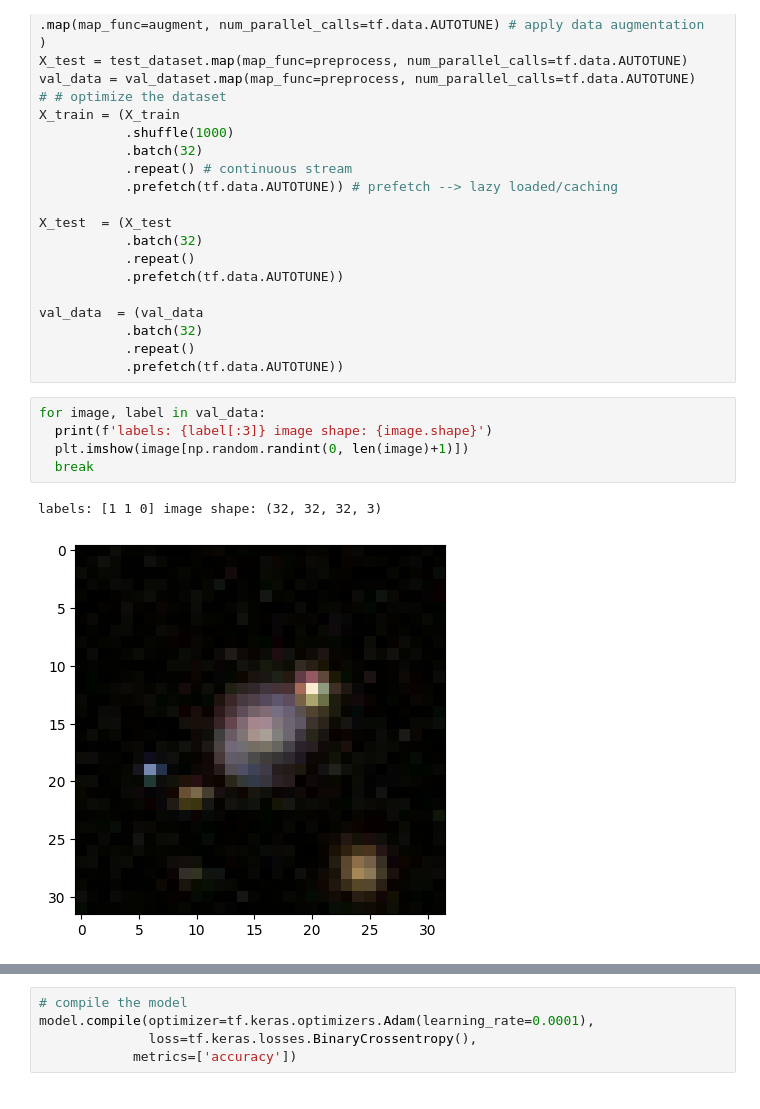
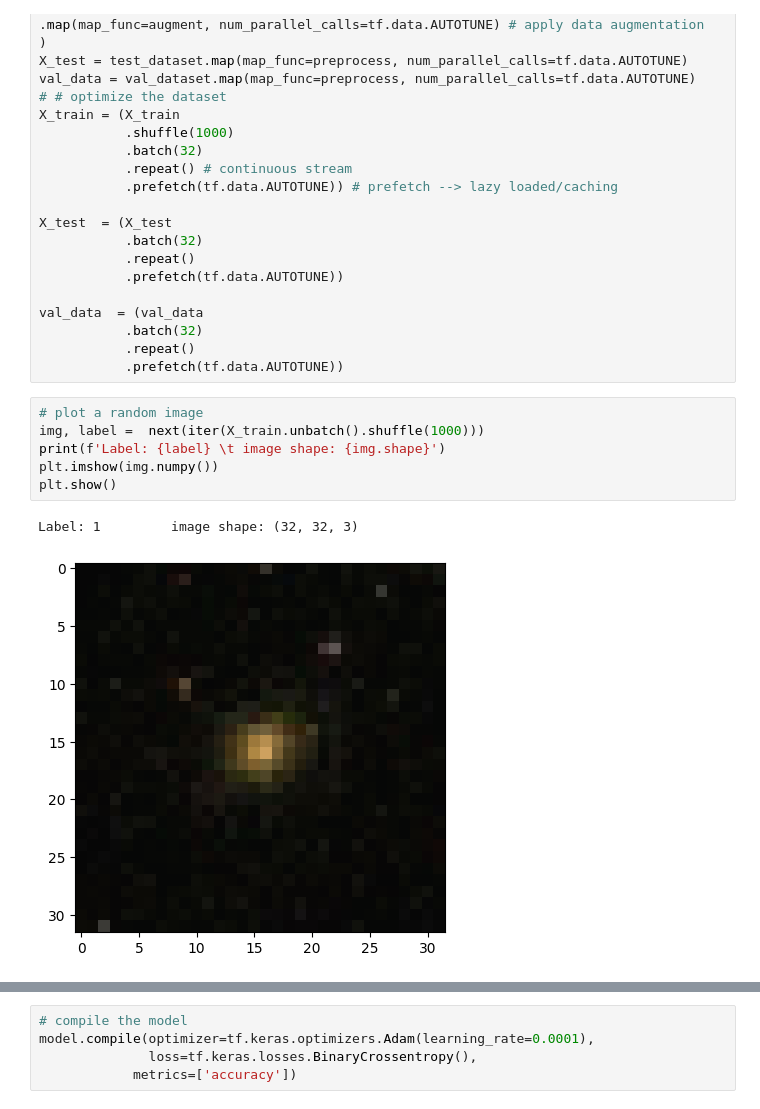
Before and after one commit to nawroz-m/ML_learning, a Jupyter notebook: GalaxyClassificationCNN.ipynb, the cells around one changed output, grey strips where cells are left out. Drawn from its saved outputs; the diff is of its cells as text.

```diff
--- a/GalaxyClassificationCNN.ipynb
+++ b/GalaxyClassificationCNN.ipynb
@@ -373,14 +369,15 @@ val_data  = (val_data
            .batch(32)
            .repeat()
            .prefetch(tf.data.AUTOTUNE))
-# %%
-for image, label in val_data:
-  print(f'labels: {label[:3]} image shape: {image.shape}')
-  plt.imshow(image[np.random.randint(0, len(image)+1)])
-  break
-# %% [output]
-labels: [1 1 0] image shape: (32, 32, 32, 3)
-[figure, removed]
+# %%
+# plot a random image
+img, label =  next(iter(X_train.unbatch().shuffle(1000)))
+print(f'Label: {label} \t image shape: {img.shape}')
+plt.imshow(img.numpy())
+plt.show()
+# %% [output]
+Label: 1         image shape: (32, 32, 3)
+[figure, added]
 # %%
 # Build the model
 model = tf.keras.models.Sequential([
```
Also changed, not shown: parts of 23 cells of this notebook.
